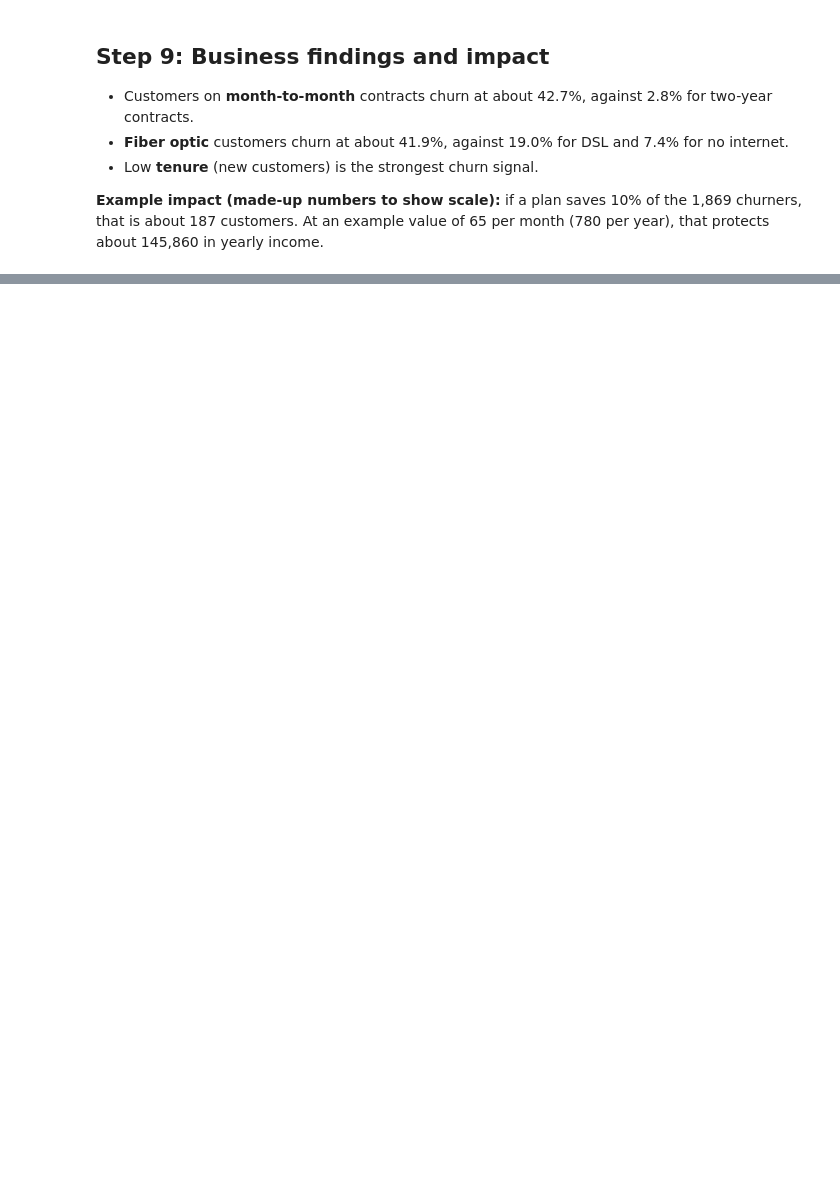
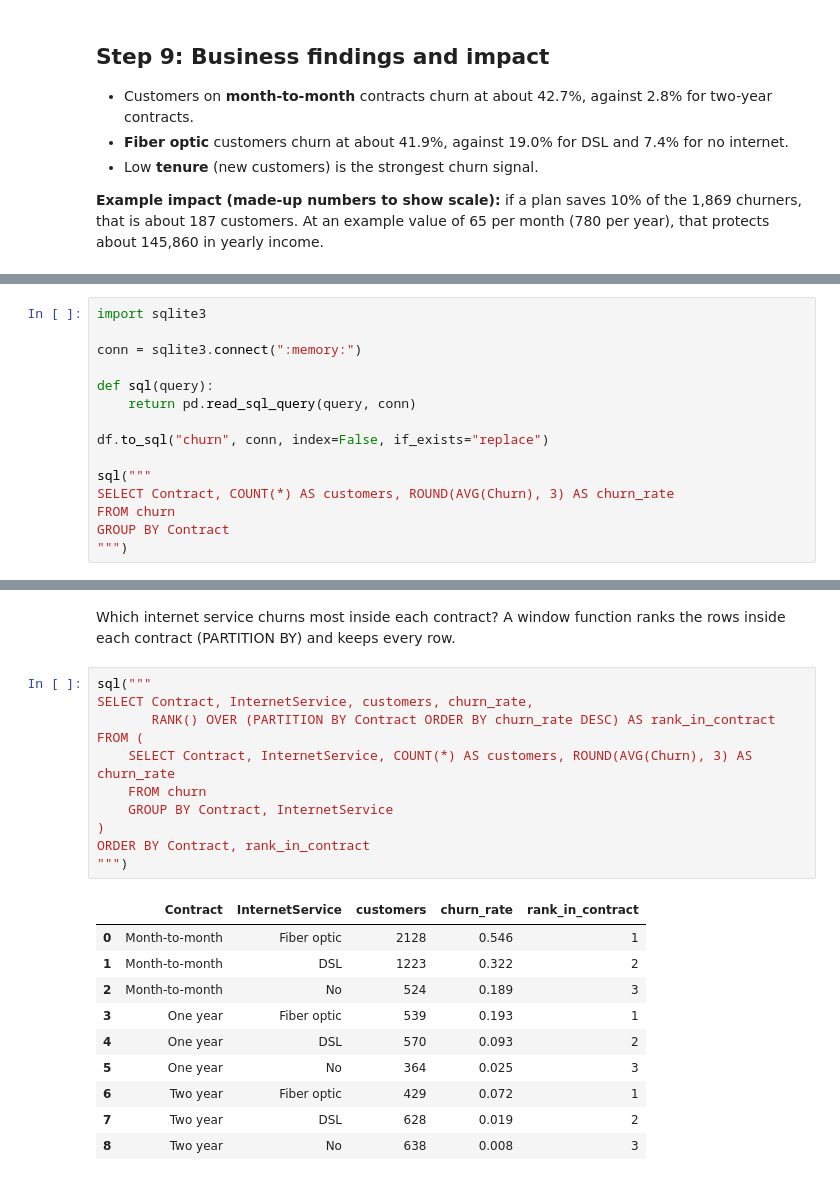
Before and after one commit to madhuraramaraj-bit/telco-churn-prediction, a Jupyter notebook: Churn_prediction.ipynb, the cells around one changed output, grey strips where cells are left out. Cells and saved outputs as stored; diff of their text form; blank space fills up the shorter version.

```diff
--- a/Churn_prediction.ipynb
+++ b/Churn_prediction.ipynb
@@ -145,0 +318,15 @@ print("Yearly income protected:", round(saved) * yearly_value)
+# %%
+import sqlite3
+
+conn = sqlite3.connect(":memory:")
+
+def sql(query):
+    return pd.read_sql_query(query, conn)
+
+df.to_sql("churn", conn, index=False, if_exists="replace")
+
+sql("""
+SELECT Contract, COUNT(*) AS customers, ROUND(AVG(Churn), 3) AS churn_rate
+FROM churn
+GROUP BY Contract
+""")
@@ -145,0 +440,24 @@ print("Yearly income protected:", round(saved) * yearly_value)
+# %% [markdown]
+Which internet service churns most inside each contract? A window function ranks the rows inside each contract (PARTITION BY) and keeps every row.
+# %%
+sql("""
+SELECT Contract, InternetService, customers, churn_rate,
+       RANK() OVER (PARTITION BY Contract ORDER BY churn_rate DESC) AS rank_in_contract
+FROM (
+    SELECT Contract, InternetService, COUNT(*) AS customers, ROUND(AVG(Churn), 3) AS churn_rate
+    FROM churn
+    GROUP BY Contract, InternetService
+)
+ORDER BY Contract, rank_in_contract
+""")
+# %% [output]
+|  | Contract | InternetService | customers | churn_rate | rank_in_contract |
+| 0 | Month-to-month | Fiber optic | 2128 | 0.546 | 1 |
+| 1 | Month-to-month | DSL | 1223 | 0.322 | 2 |
+| 2 | Month-to-month | No | 524 | 0.189 | 3 |
+| 3 | One year | Fiber optic | 539 | 0.193 | 1 |
+| 4 | One year | DSL | 570 | 0.093 | 2 |
+| 5 | One year | No | 364 | 0.025 | 3 |
+| 6 | Two year | Fiber optic | 429 | 0.072 | 1 |
+| 7 | Two year | DSL | 628 | 0.019 | 2 |
+| 8 | Two year | No | 638 | 0.008 | 3 |
```
Also changed, not shown: parts of 30 cells of this notebook.
